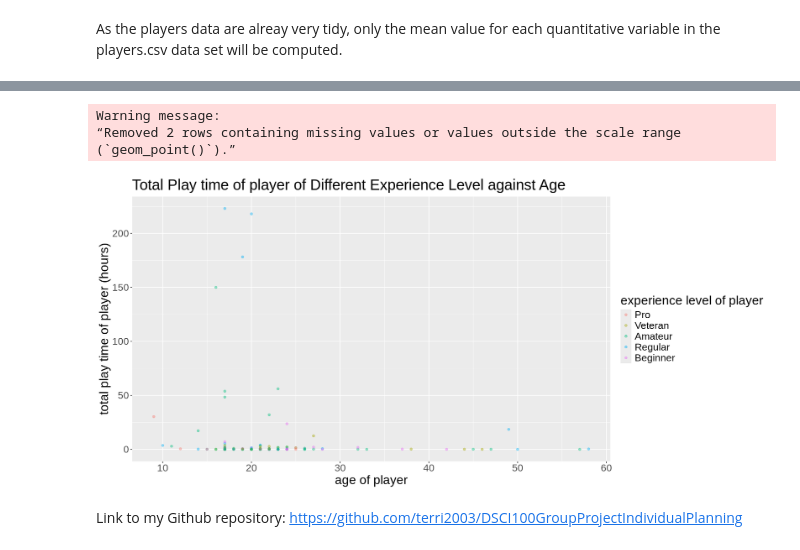
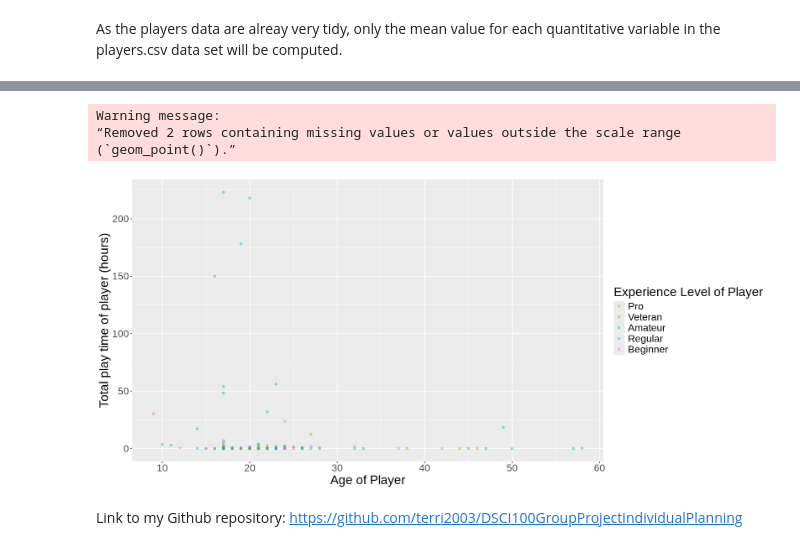
Before and after one commit to terri2003/DSCI100GroupProjectIndividualPlanning, a Jupyter notebook: TerenceFung_82677527_IndividualPlanning_Group16.ipynb, the cells around one changed output, grey strips where cells are left out. Drawn from its saved outputs; the diff is of its cells as text; code cells hidden in the pictures.

Commit message:
Visualised play time against age

```diff
--- a/TerenceFung_82677527_IndividualPlanning_Group16.ipynb
+++ b/TerenceFung_82677527_IndividualPlanning_Group16.ipynb
@@ -109,8 +91,6 @@ In particular, whether we are able to predict the number of hours played or leve
 # %% [markdown]
 Just in case i have accidentally changed the dataframe data. The sessions and players data will be loaded into R again.
 # %%
-sessions <- read_csv("Data/sessions.csv")
-players <- read_csv("Data/players.csv")
 head(sessions, 3)
 head(players, 3)
 # %% [output]
@@ -173,7 +131,6 @@ A tibble: 1535 × 9
 # %% [markdown]
 As the players data are alreay very tidy, only the mean value for each quantitative variable in the players.csv data set will be computed.
 # %%
-players <- read_csv("Data/players.csv")
 players
 players |>
     select(played_hours, Age) |>
@@ -207,18 +150,18 @@ A tibble: 1 × 2
 | <dbl> | <dbl> |
 | 5.845918 | 21.13918 |
 # %%
-options(repr.plot.height=7,repr.plot.width=15)
-players_exp_plot <- players |>
-    mutate(experience = as_factor(experience), gender = as_factor(gender)) |>
-    ggplot(aes(x=Age, y=played_hours, color=experience)) +
-    geom_point(alpha= 0.4) +
-    labs(x="age of player", y= "total play time of player (hours)", color= "experience level of player", title = "Total Play time of player of Different Experience Level against Age") +
+options(repr.plot.height=7, repr.plot.width=15)
+players_exp_vis <- players |>
+    mutate(experience=as_factor(experience)) |>
+    ggplot(aes(x=Age, y=played_hours, color= experience)) +
+    geom_point(alpha = 0.4) +
+    labs(x= "Age of Player", y="Total play time of player (hours)", color= "Experience Level of Player") +
     theme(text = element_text(size=20))
-players_exp_plot
+players_exp_vis
 # %% [output]
 Warning message:
 “Removed 2 rows containing missing values or values outside the scale range
 (`geom_point()`).”
-[figure, old version]
+[figure, new version]
 # %% [markdown]
 Link to my Github repository: https://github.com/terri2003/DSCI100GroupProjectIndividualPlanning
```
Also changed, not shown: parts of 6 cells of this notebook.
